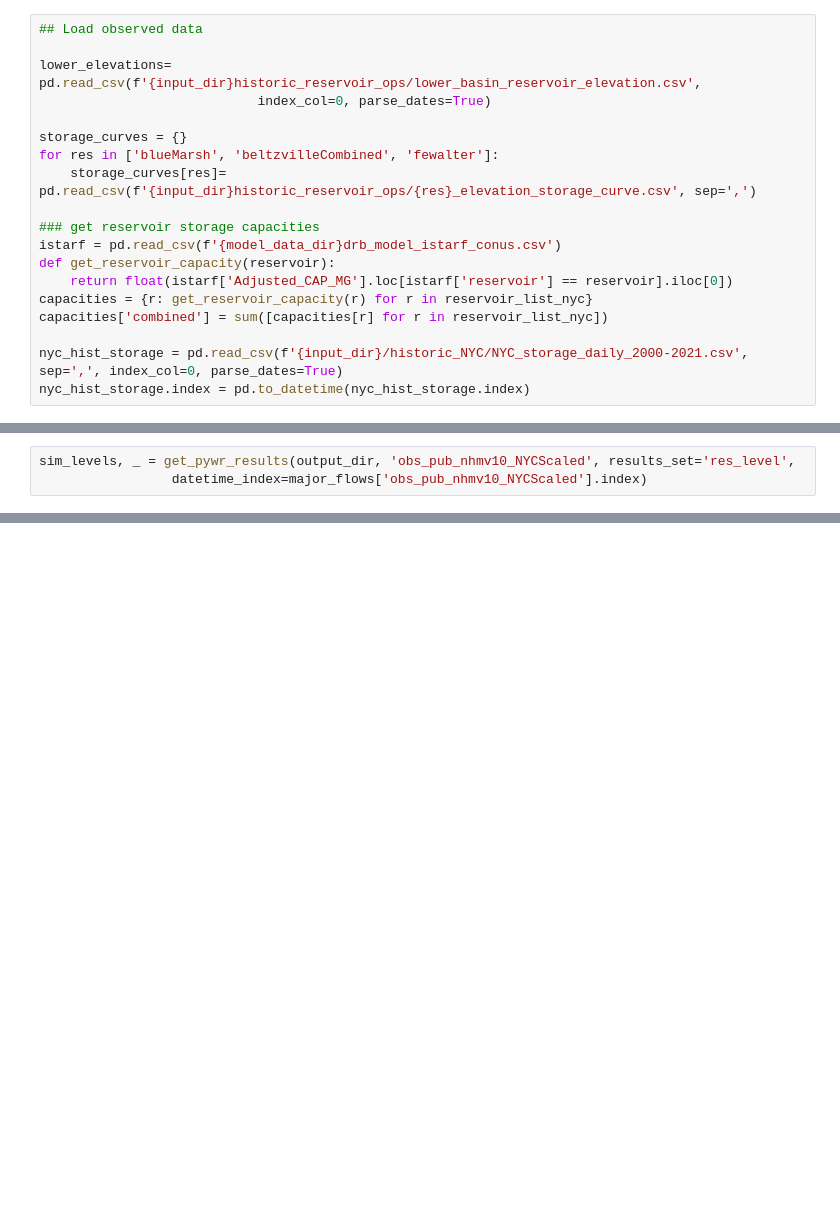
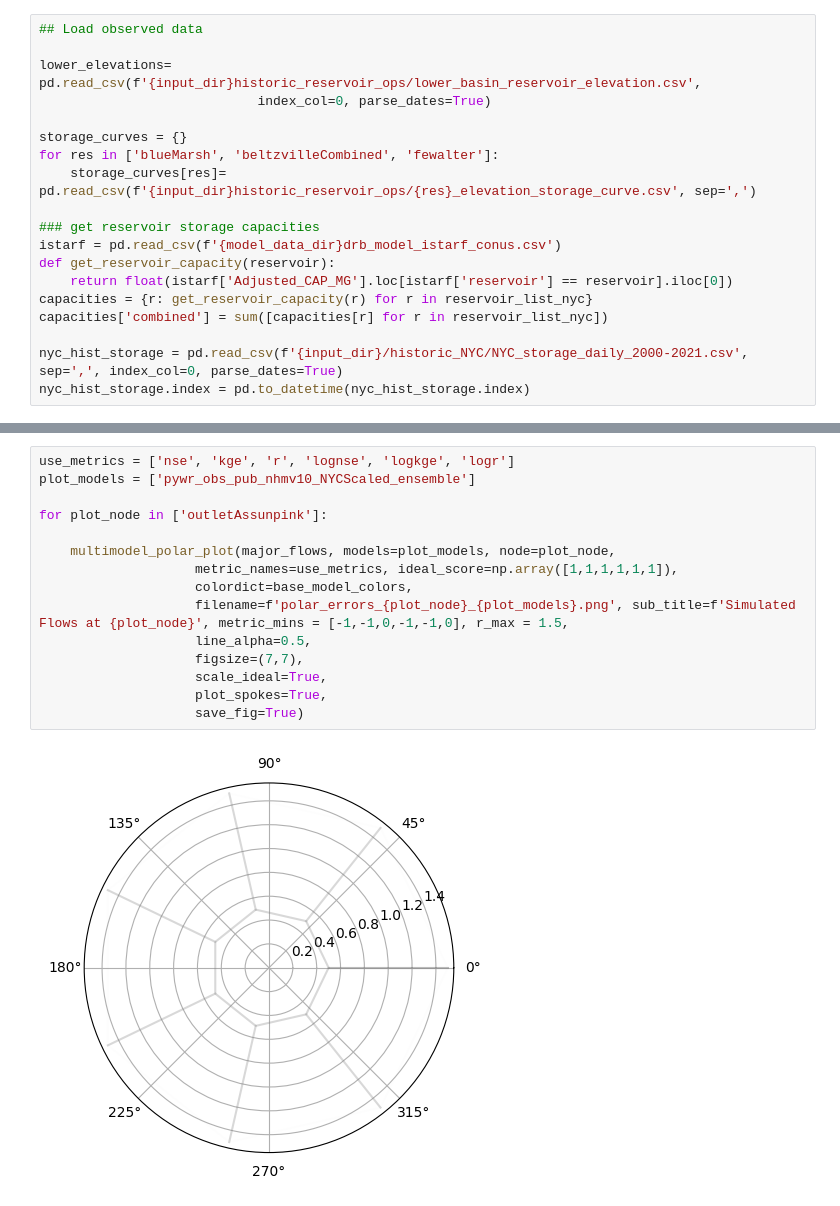
Before and after one commit to Pywr-DRB/Pywr-DRB, a Jupyter notebook: notebooks/explore_historic_ensemble_results.ipynb, the cells around one changed output, grey strips where cells are left out. Drawn from its saved outputs; the diff is of its cells as text; blank space fills up the shorter version.

```diff
--- a/notebooks/explore_historic_ensemble_results.ipynb
+++ b/notebooks/explore_historic_ensemble_results.ipynb
@@ -134,3 +121,0 @@ plt.ylim([1000, 10000])
-# %%
-sim_levels, _ = get_pywr_results(output_dir, 'obs_pub_nhmv10_NYCScaled', results_set='res_level',
-                 datetime_index=major_flows['obs_pub_nhmv10_NYCScaled'].index)
@@ -264,0 +600,17 @@ def plot_reservoir_dynamics(reservoir, storage_results, release_results,
+# %%
+use_metrics = ['nse', 'kge', 'r', 'lognse', 'logkge', 'logr']
+plot_models = ['pywr_obs_pub_nhmv10_NYCScaled_ensemble']
+
+for plot_node in ['outletAssunpink']:
+
+    multimodel_polar_plot(major_flows, models=plot_models, node=plot_node,
+                    metric_names=use_metrics, ideal_score=np.array([1,1,1,1,1,1]),
+                    colordict=base_model_colors,
+                    filename=f'polar_errors_{plot_node}_{plot_models}.png', sub_title=f'Simulated Flows at {plot_node}', metric_mins = [-1,-1,0,-1,-1,0], r_max = 1.5,
+                    line_alpha=0.5,
+                    figsize=(7,7),
+                    scale_ideal=True,
+                    plot_spokes=True,
+                    save_fig=True)
+# %% [output]
+[figure, added]
```
Also changed, not shown: parts of 18 cells of this notebook, 24 other files.
